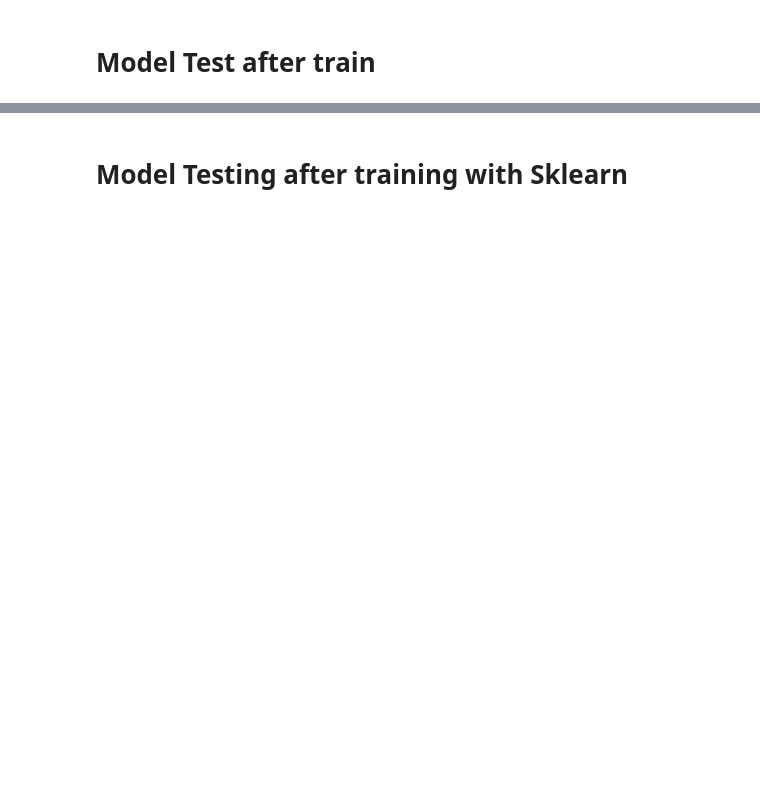
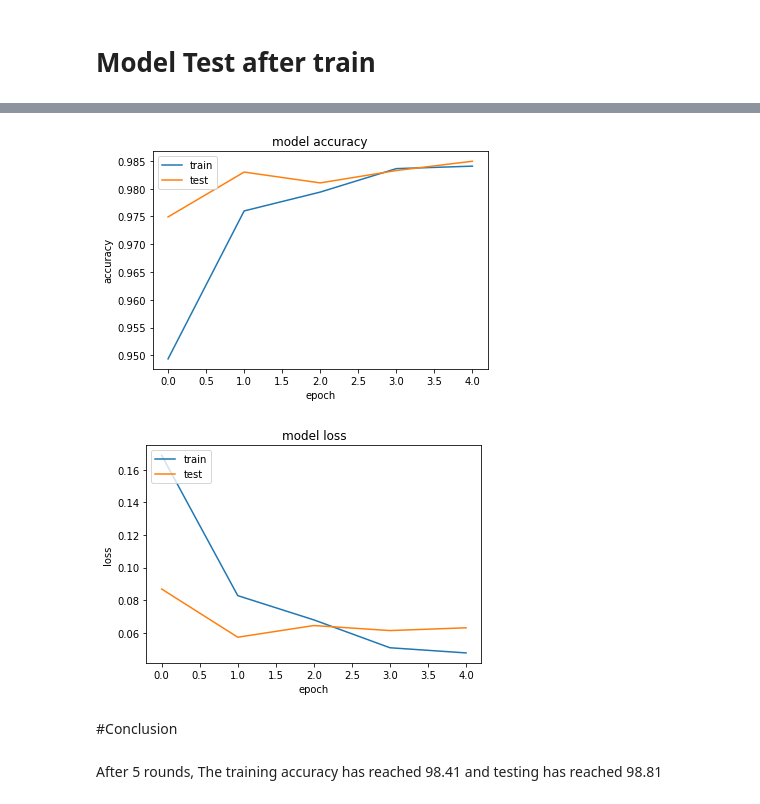
Before and after one commit to samanthkoduru/tmnist-typeface-mnist, a Jupyter notebook: TMNIST_(Typeface_MNIST).ipynb, the cells around one changed output, grey strips where cells are left out. Cells and saved outputs as stored; diff of their text form; code cells hidden in the pictures; blank space fills up the shorter version.

```diff
--- a/TMNIST_(Typeface_MNIST).ipynb
+++ b/TMNIST_(Typeface_MNIST).ipynb
@@ -26,7 +26,7 @@ drive.mount('/content/drive')
 Drive already mounted at /content/drive; to attempt to forcibly remount, call drive.mount("/content/drive", force_remount=True).
 # %%
 import pandas as pd
-path = "/content/drive/MyDrive/Colab Notebooks/TMNIST_Data.csv"
+path = "/content/drive/MyDrive/Samanth/TMNIST_Data.csv"
 data = pd.read_csv(path)
 # %%
 data.head()
@@ -89,6 +139,6 @@ X_train.shape, X_test.shape
 # %%
 from tensorflow.keras.utils import to_categorical
-y_train_final = to_categorical(y_train_enc,94,dtype = 'int')
-y_test_final = to_categorical(y_test_enc,94,dtype = 'int')
+y_train_final = to_categorical(y_train_enc,10,dtype = 'int')
+y_test_final = to_categorical(y_test_enc,10,dtype = 'int')
 # %%
 y_train_final.shape, y_test_final.shape
@@ -115,7 +169,7 @@ from sklearn.metrics import roc_auc_score, accuracy_score
 cnn = Sequential ()
 
 
-cnn.add(Conv2D(filters = 256 , kernel_size = (3,3) ,padding = 'same'))
+cnn.add(Conv2D(filters = 256 , kernel_size = (3,3) ,padding = 'same',input_shape=X_train.shape[1:]))
 cnn.add(BatchNormalization())
 cnn.add(tf.keras.layers.Activation('relu'))
 cnn.add(MaxPooling2D(pool_size = (2,2)))
@@ -126,5 +180,6 @@ cnn.add(Dense(350))
 cnn.add(BatchNormalization())
 cnn.add(tf.keras.layers.Activation('relu'))
 cnn.add(Dropout(0.25))
+cnn.add(Flatten())
+
 cnn.add(Dense(y_train.nunique()[0], activation = 'softmax'))
-cnn.summary()
@@ -133,4 +216,6 @@ cnn.compile(optimizer='adam',loss='categorical_crossentropy',metrics=['accuracy'
 # %% [markdown]
 # Configure the model and start training
 # %%
-cnn.fit(X_train, y_train_final, epochs=5, batch_size=2000, verbose=1, validation_split=0.15)
+callback = tf.keras.callbacks.EarlyStopping(monitor='val_loss', patience=3)
+
+history = cnn.fit(X_train, y_train_final, epochs=20, batch_size=10,callbacks=[callback], verbose=1, validation_split=0.15)
@@ -142,2 +240,0 @@ print(f'Testing set results - Accuracy: {test_results[1]}%')
-# %% [markdown]
-# Model Testing after training with Sklearn
@@ -147,0 +241,24 @@ print(f'Testing prediction results - Accuracy: {accuracy_score(y_test, predictio
+# %%
+# summarize history for accuracy
+plt.plot(history.history['accuracy'])
+plt.plot(history.history['val_accuracy'])
+plt.title('model accuracy')
+plt.ylabel('accuracy')
+plt.xlabel('epoch')
+plt.legend(['train', 'test'], loc='upper left')
+plt.show()
+# summarize history for loss
+plt.plot(history.history['loss'])
+plt.plot(history.history['val_loss'])
+plt.title('model loss')
+plt.ylabel('loss')
+plt.xlabel('epoch')
+plt.legend(['train', 'test'], loc='upper left')
+plt.show()
+# %% [output]
+[figure, added]
+[figure, added]
+# %% [markdown]
+#Conclusion
+# %% [markdown]
+After 5 rounds, The training accuracy has reached 98.41 and testing has reached 98.81
```
Also changed, not shown: parts of 20 cells of this notebook, 1 other file.
